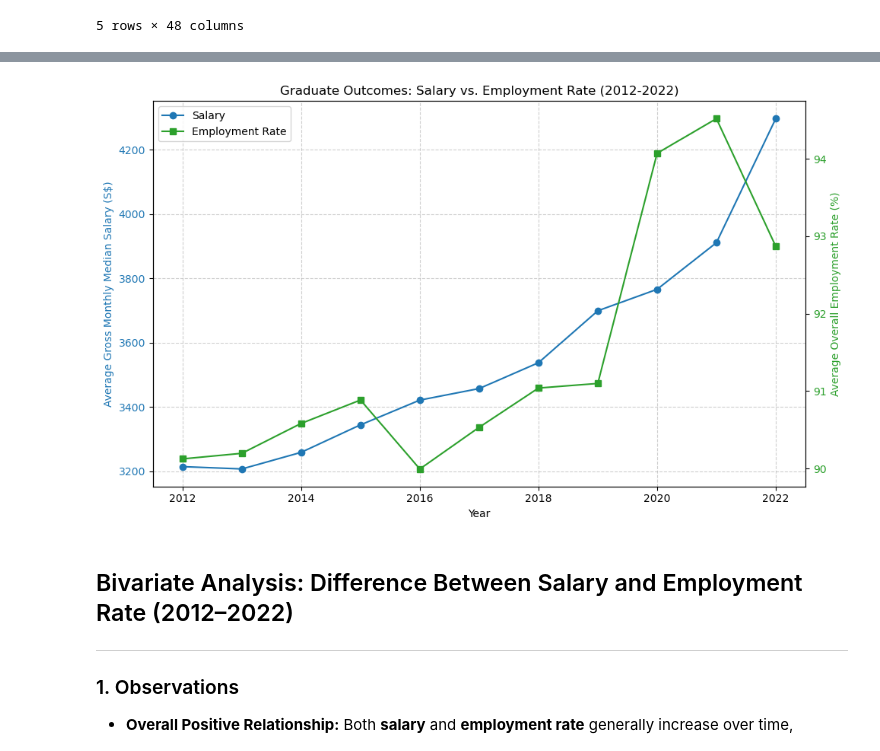
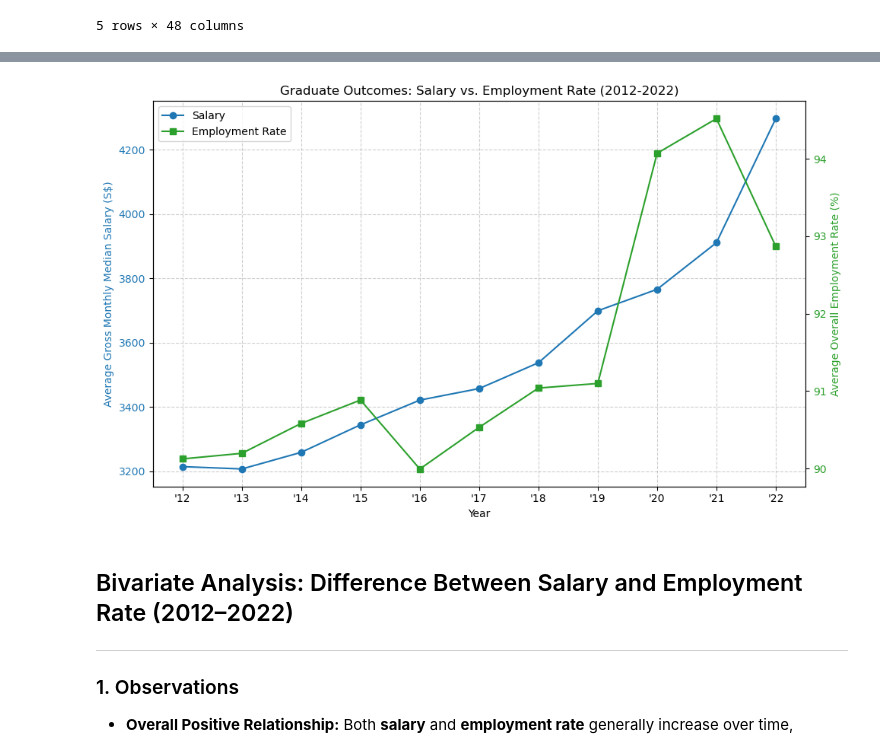
Before and after one commit to noodlebatteries124/pdas_ca2, a Jupyter notebook: p2518846-DAAAFT1B08-Kayden.ipynb, the cells around one changed output, grey strips where cells are left out. Cells and saved outputs as stored; diff of their text form; code cells hidden in the pictures.

```diff
--- a/p2518846-DAAAFT1B08-Kayden.ipynb
+++ b/p2518846-DAAAFT1B08-Kayden.ipynb
@@ -638,14 +638,12 @@ gross_mthly_25_percentile    0
 gross_mthly_75_percentile    0
 dtype: int64
 # %%
-import pandas as pd
-
 def clean_ge(df: pd.DataFrame) -> pd.DataFrame:
-    # 1) Drop duplicate salary columns (ending with .1)
+    # Drop duplicate salary columns (ending with .1)
     dup_cols = [c for c in df.columns if c.endswith(".1")]
     df = df.drop(columns=dup_cols, errors="ignore")
 
-    # 2) Convert numeric columns
+    # Convert numeric columns
     num_cols = [
         "employment_rate_overall",
         "employment_rate_ft_perm",
@@ -663,7 +661,7 @@ def clean_ge(df: pd.DataFrame) -> pd.DataFrame:
     if "year" in df.columns:
         df["year"] = pd.to_numeric(df["year"], errors="coerce").astype("Int64")
 
-    # 3) Fix 2012 salary scale issue (only if it looks wrong)
+    # Fix 2012 salary scale issue
     salary_cols = [
         "basic_monthly_mean",
         "basic_monthly_median",
@@ -683,66 +681,58 @@ def clean_ge(df: pd.DataFrame) -> pd.DataFrame:
     df = df.dropna(subset=[c for c in needed if c in df.columns]).copy()
 
     return df
+final_df = clean_ge(df)
 # %%
-import pandas as pd
-import matplotlib.pyplot as plt
+# Reference the cleaned data
+# Use final_df which was returned by clean_ge() function in the previous cell
+df_plot = final_df.copy()
 
-# 1. Load the data
-df = pd.read_csv("ge_merged.csv")
+# Convert to Numeric
+# Ensuring the key columns are numeric before grouping
+numeric_cols = ["employment_rate_overall", "gross_monthly_median", "year"]
+df_plot[numeric_cols] = df_plot[numeric_cols].apply(pd.to_numeric, errors='coerce')
 
-# 2. Clean Column Names (Remove duplicates ending in .1)
-for col in df.columns:
-    if col.endswith(".1"):
-        df = df.drop(columns=[col])
+# Final Filtering
+# Lock the timeframe to 2012-2022 and drop any remaining NaNs in key metrics
+df_plot = df_plot.dropna(subset=numeric_cols)
+df_plot = df_plot[df_plot['year'].between(2012, 2022)]
 
-# 3. Convert to Numeric
-# We focus on the key columns needed for the graph
-numeric_cols = ["employment_rate_overall", "gross_monthly_median", "year"]
-for col in numeric_cols:
-    df[col] = pd.to_numeric(df[col], errors='coerce')
-
-# 4. Correct 2012 Salary Anomaly
-# Fixes cases where 2012 data was entered in a different scale (e.g., 400 instead of 4000)
-mask_2012 = (df['year'] == 2012) & (df['gross_monthly_median'] < 1000)
-df.loc[mask_2012, 'gross_monthly_median'] = df.loc[mask_2012, 'gross_monthly_median'] * 10
-
-# 5. Final Filtering
-# Drop rows with missing values and lock the timeframe to 2012-2022
-df = df.dropna(subset=numeric_cols)
-df = df[(df['year'] >= 2012) & (df['year'] <= 2022)].copy()
-
-# 6. Group by Year for the Line Graph
-yearly = df.groupby("year", as_index=False).agg(
+# Group by Year for the Line Graph
+yearly = df_plot.groupby("year", as_index=False).agg(
     avg_employment=("employment_rate_overall", "mean"),
     avg_salary=("gross_monthly_median", "mean")
 )
 
-# 7. Plotting (Dual-Axis Graph)
+# Plotting (Dual-Axis Graph)
 fig, ax1 = plt.subplots(figsize=(10, 6))
 
 # Left Axis: Salary
 color_salary = 'tab:blue'
 ax1.set_xlabel('Year')
 ax1.set_ylabel('Average Gross Monthly Median Salary (S$)', color=color_salary)
 line1, = ax1.plot(yearly['year'], yearly['avg_salary'], color=color_salary, marker='o', label='Salary')
 ax1.tick_params(axis='y', labelcolor=color_salary)
 
 # Right Axis: Employment Rate
 ax2 = ax1.twinx()
 color_emp = 'tab:green'
 ax2.set_ylabel('Average Overall Employment Rate (%)', color=color_emp)
 line2, = ax2.plot(yearly['year'], yearly['avg_employment'], color=color_emp, marker='s', label='Employment Rate')
 ax2.tick_params(axis='y', labelcolor=color_emp)
 
+# Lambda Implementation: Shorten X-axis labels
+# Converts 2012 -> '12, 2013 -> '13 for a cleaner look
+plt.xticks(yearly['year'], yearly['year'].apply(lambda x: f"'{str(int(x))[2:]}"))
+
 # Design Touches
 plt.title("Graduate Outcomes: Salary vs. Employment Rate (2012-2022)")
 ax1.grid(True, linestyle='--', alpha=0.6)
 ax1.legend(handles=[line1, line2], loc='upper left')
 
 plt.tight_layout()
 plt.show()
 # %% [output]
-[figure, old version]
+[figure, new version]
 # %% [markdown]
 ## Bivariate Analysis: Difference Between Salary and Employment Rate (2012–2022)
 
```
Also changed, not shown: parts of 5 cells of this notebook.
